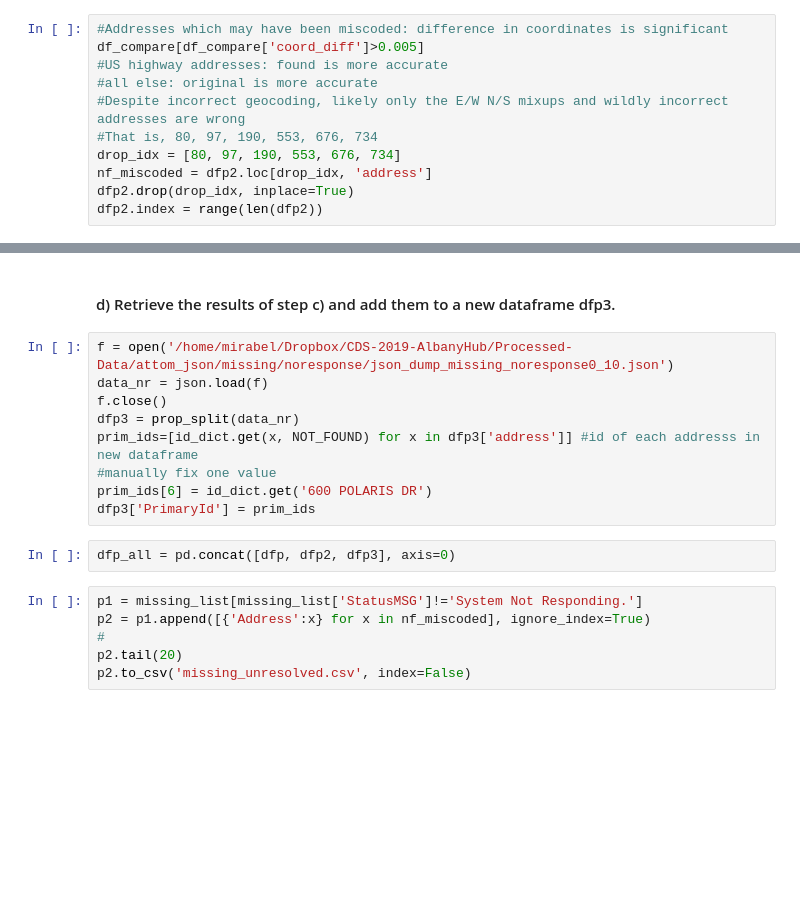
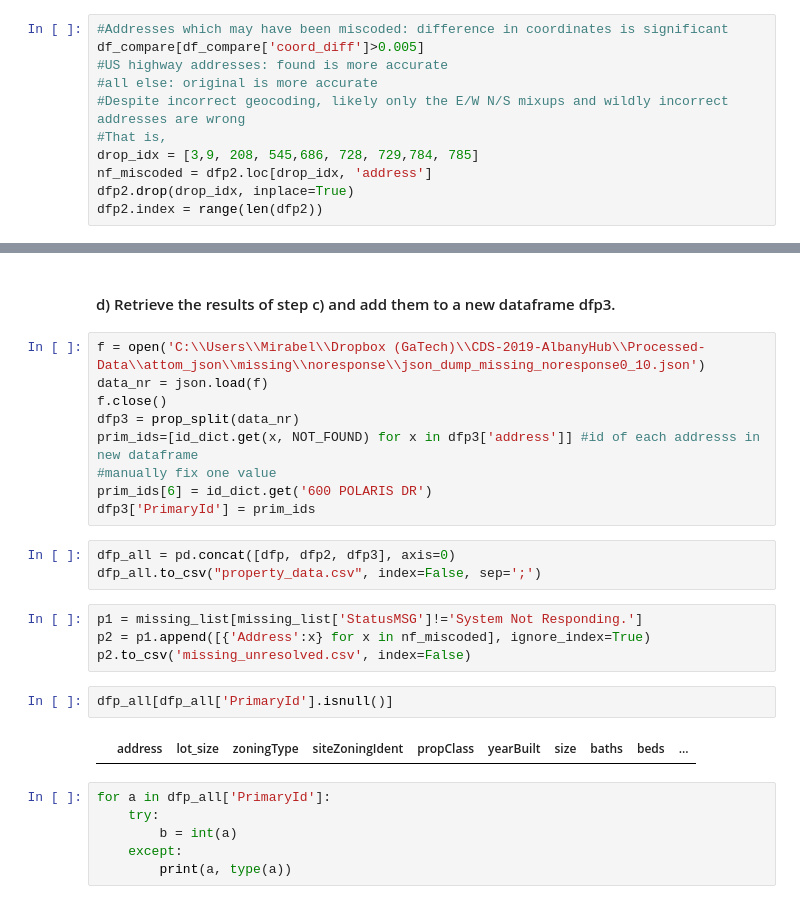
Before and after one commit to asensio-lab/albany-housing-analytics, a Jupyter notebook: property_scraper/property_data.ipynb, the cells around one changed output, grey strips where cells are left out. Saved outputs shown, nothing was run; the diff lists cells and outputs as text; blank space fills up the shorter version.

```diff
--- a/property_scraper/property_data.ipynb
+++ b/property_scraper/property_data.ipynb
@@ -275,8 +306,8 @@ df_compare[df_compare['coord_diff']>0.005]
 #US highway addresses: found is more accurate
 #all else: original is more accurate
 #Despite incorrect geocoding, likely only the E/W N/S mixups and wildly incorrect addresses are wrong
-#That is, 80, 97, 190, 553, 676, 734
-drop_idx = [80, 97, 190, 553, 676, 734]
+#That is,
+drop_idx = [3,9, 208, 545,686, 728, 729,784, 785]
 nf_miscoded = dfp2.loc[drop_idx, 'address']
 dfp2.drop(drop_idx, inplace=True)
 dfp2.index = range(len(dfp2))
@@ -301,7 +346,7 @@ missing_list[missing_list['StatusMSG']=='Geocoder Results Address Not Identified
 # %% [markdown]
 #### d) Retrieve the results of step c) and add them to a new dataframe dfp3.
 # %%
-f = open('/home/mirabel/Dropbox/CDS-2019-AlbanyHub/Processed-Data/attom_json/missing/noresponse/json_dump_missing_noresponse0_10.json')
+f = open('C:\\Users\\Mirabel\\Dropbox (GaTech)\\CDS-2019-AlbanyHub\\Processed-Data\\attom_json\\missing\\noresponse\\json_dump_missing_noresponse0_10.json')
 data_nr = json.load(f)
 f.close()
 dfp3 = prop_split(data_nr)
@@ -311,9 +356,18 @@ prim_ids[6] = id_dict.get('600 POLARIS DR')
 dfp3['PrimaryId'] = prim_ids
 # %%
 dfp_all = pd.concat([dfp, dfp2, dfp3], axis=0)
+dfp_all.to_csv("property_data.csv", index=False, sep=';')
 # %%
 p1 = missing_list[missing_list['StatusMSG']!='System Not Responding.']
 p2 = p1.append([{'Address':x} for x in nf_miscoded], ignore_index=True)
-#
-p2.tail(20)
 p2.to_csv('missing_unresolved.csv', index=False)
+# %%
+dfp_all[dfp_all['PrimaryId'].isnull()]
+# %% [output]
+|  | address | lot_size | zoningType | siteZoningIdent | propClass | yearBuilt | size | baths | beds | ... |
+# %%
+for a in dfp_all['PrimaryId']:
+    try:
+        b = int(a)
+    except:
+        print(a, type(a))
```
Also changed, not shown: parts of 17 cells of this notebook.
